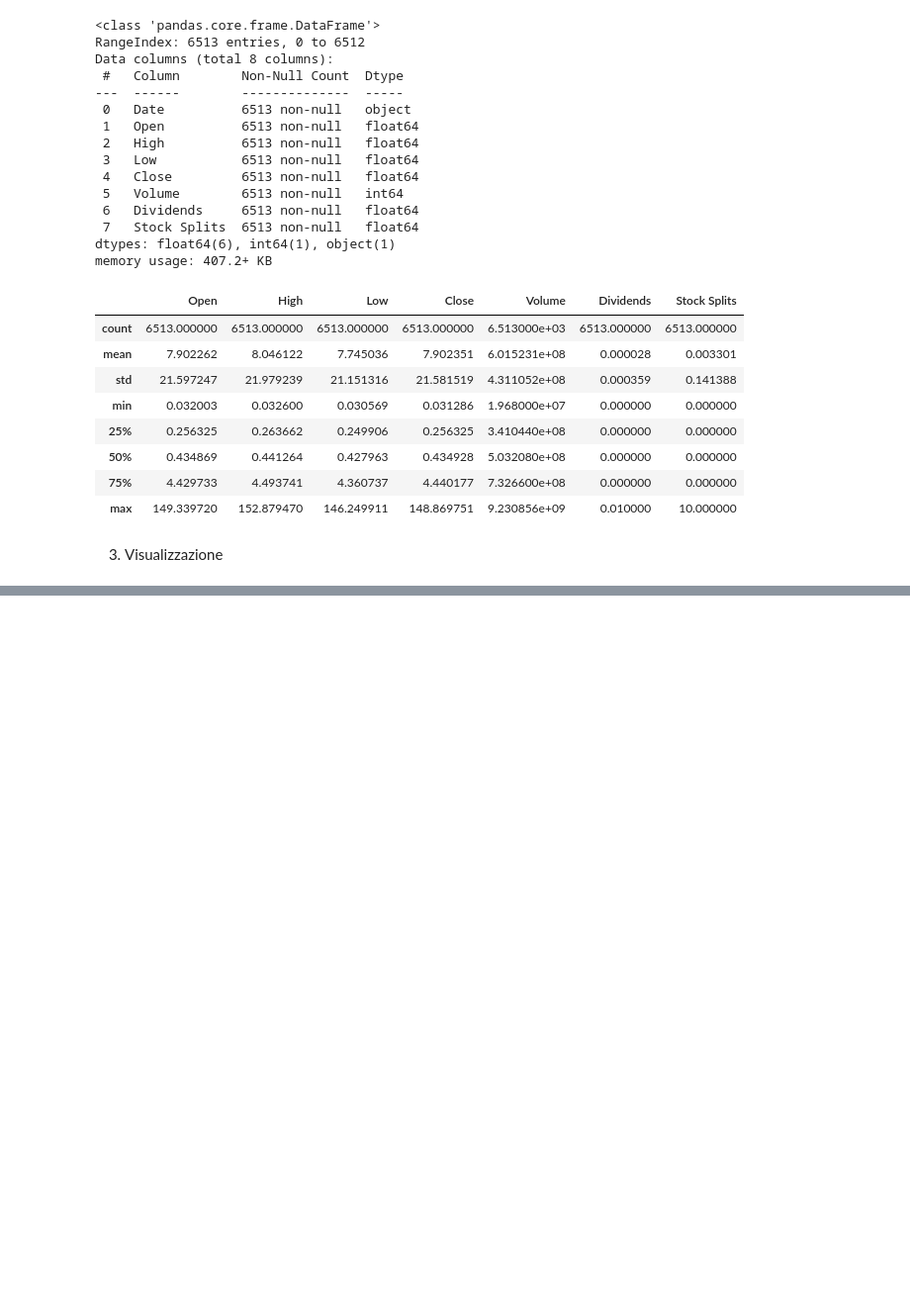
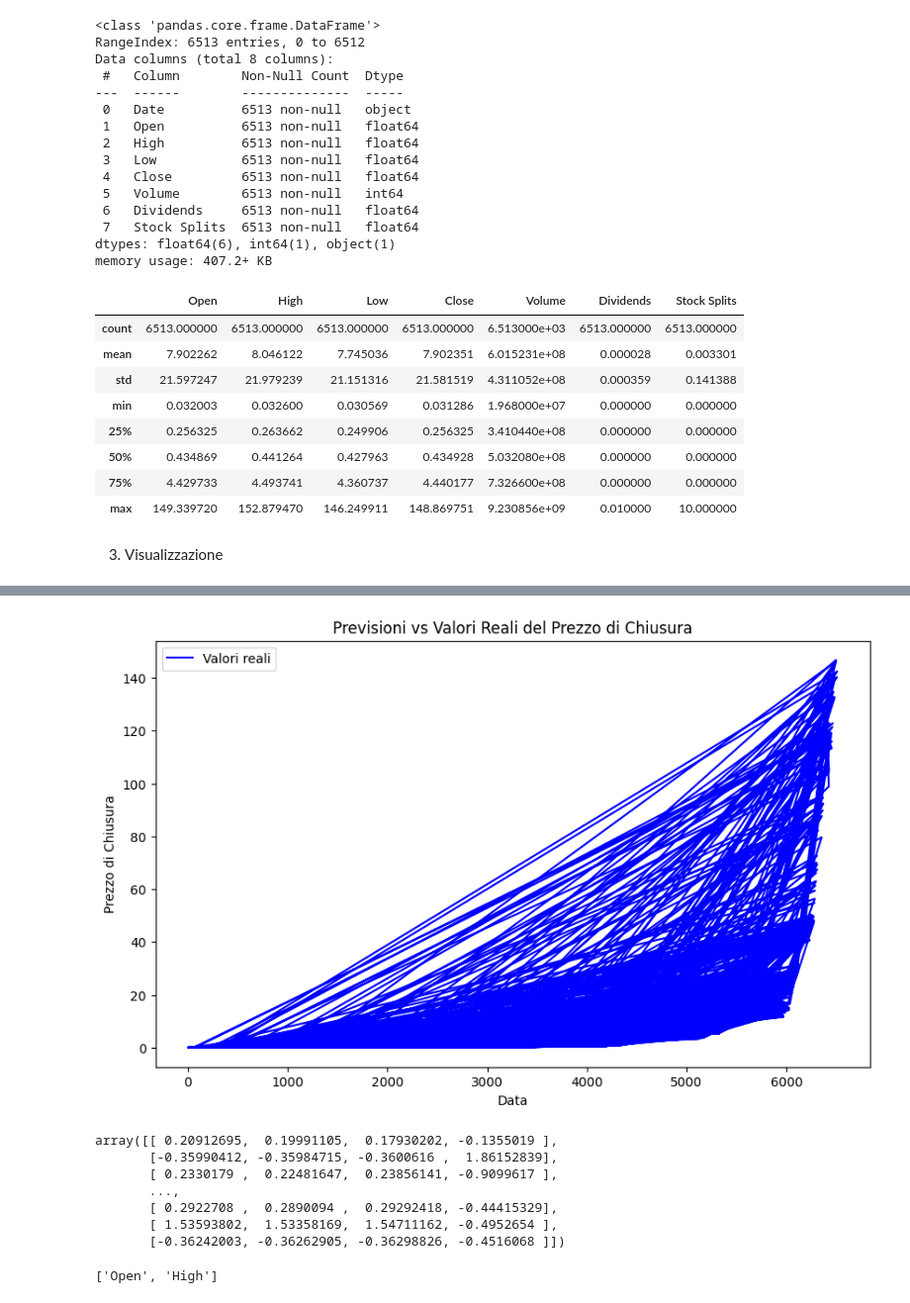
Before and after one commit to Matt32302/AnalisiNVIDIA, a Jupyter notebook: Analisi.ipynb, the cells around one changed output, grey strips where cells are left out. Shown at 99% size. Drawn from its saved outputs; the diff is of its cells as text; code cells hidden in the pictures; blank space fills up the shorter version.

```diff
--- a/Analisi.ipynb
+++ b/Analisi.ipynb
@@ -69,0 +129,6 @@ fig.show()
+# %%
+from sklearn.preprocessing import StandardScaler
+sc = StandardScaler()
+standardized_data = sc.fit_transform(X_)
+
+X = standardized_data
@@ -69,0 +144,18 @@ fig.show()
+# %%
+regressors =   [XGBRegressor(),
+                SVR(),
+                ElasticNet(),
+                KNeighborsRegressor(),
+                LinearRegression(),
+                GradientBoostingRegressor(),
+                RandomForestRegressor(),
+                DecisionTreeRegressor(),
+                ]
+# %%
+# Split the dataset into 70% Training and 30% Test
+from sklearn.model_selection import train_test_split
+
+X_train, X_test, y_train, y_test = train_test_split(X,y,
+                                                    test_size=0.3,
+                                                    random_state=667
+                                                    )
@@ -69,0 +244,48 @@ fig.show()
+# %%
+# Creazione del modello
+model = LinearRegression()
+
+# Allenamento del modello
+model.fit(X_train, y_train)
+
+y_pred = reg.predict(X_test)
+
+# Visualizzazione delle previsioni rispetto ai valori reali
+plt.figure(figsize=(10, 6))
+plt.plot(y_test.index, y_test, label="Valori reali", color='blue')
+#plt.plot(y_test.index, y_pred, label="Previsioni", color='red', linestyle='--')
+plt.title("Previsioni vs Valori Reali del Prezzo di Chiusura")
+plt.xlabel("Data")
+plt.ylabel("Prezzo di Chiusura")
+plt.legend()
+plt.show()
+y_pred
+X_train
+# %% [output]
+[figure, added]
+array([[ 0.20912695,  0.19991105,  0.17930202, -0.1355019 ],
+       [-0.35990412, -0.35984715, -0.3600616 ,  1.86152839],
+       [ 0.2330179 ,  0.22481647,  0.23856141, -0.9099617 ],
+       ...,
+       [ 0.2922708 ,  0.2890094 ,  0.29292418, -0.44415329],
+       [ 1.53593802,  1.53358169,  1.54711162, -0.4952654 ],
+       [-0.36242003, -0.36262905, -0.36298826, -0.4516068 ]])
+# %%
+from sklearn.feature_selection import RFE
+from sklearn.linear_model import LinearRegression
+
+lr = LinearRegression()
+rfe = RFE(estimator=lr)
+rfe.fit(X, y)
+
+selected_features_indices = rfe.get_support(indices=True)
+
+# Ottieni i nomi delle caratteristiche selezionate dal DataFrame
+selected_features_names = df.columns[selected_features_indices]
+
+features = []
+for name in selected_features_names:
+    features.append(name)
+features
+# %% [output]
+['Open', 'High']
```
Also changed, not shown: parts of 11 cells of this notebook, 3 other files.
